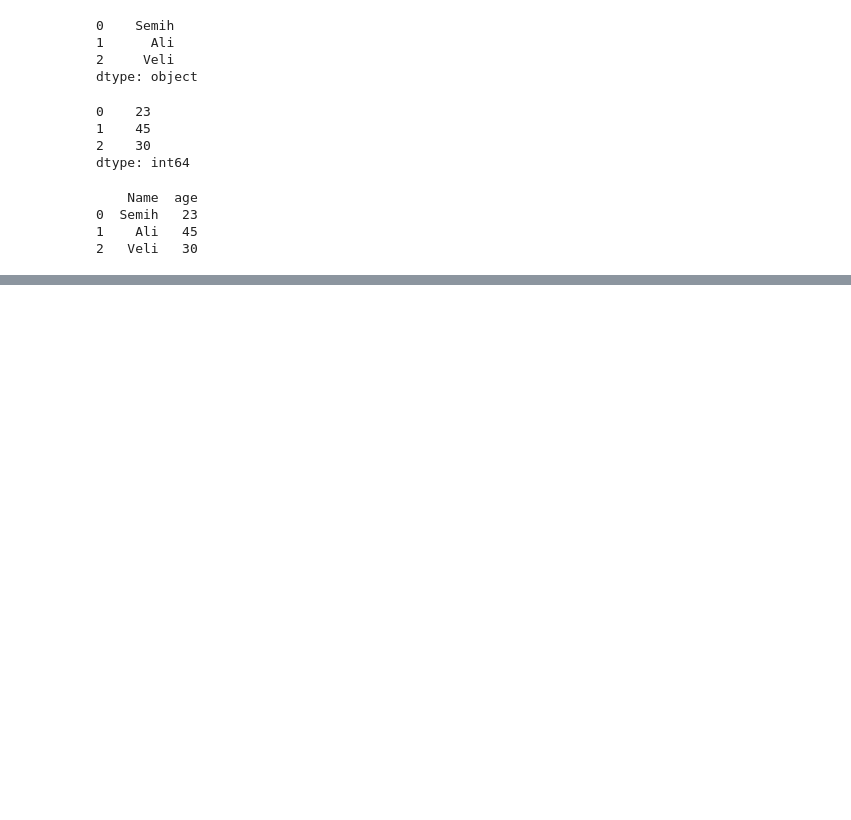
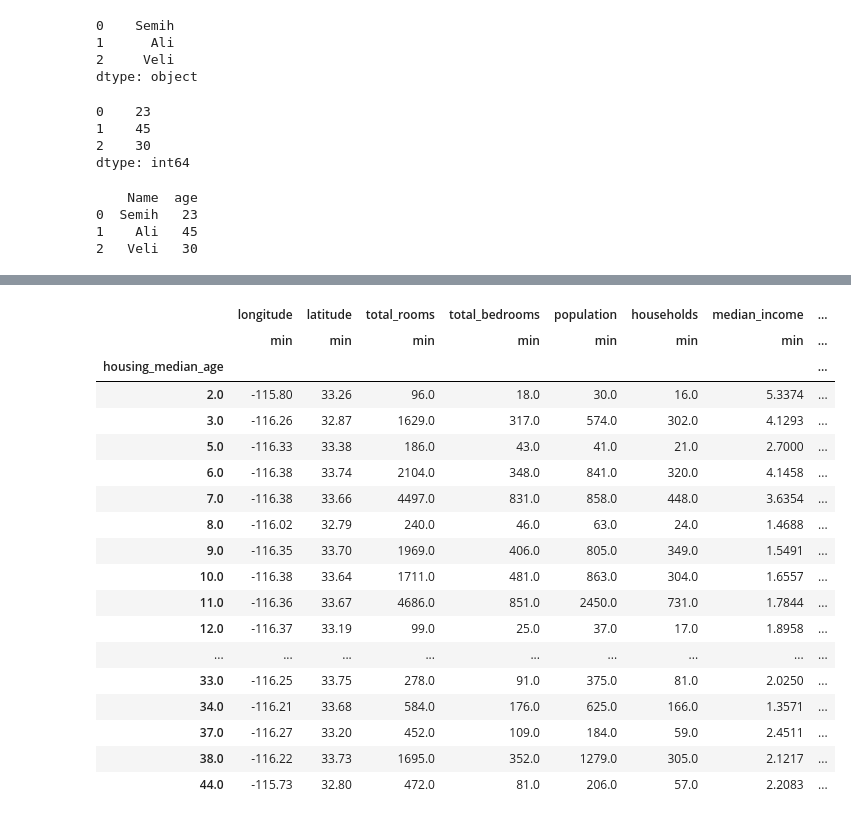
Before and after one commit to DerinOgrenme2021/GizemUnal, a Jupyter notebook: Pandas.ipynb, the cells around one changed output, grey strips where cells are left out. Drawn from its saved outputs; the diff is of its cells as text; code cells hidden in the pictures; blank space fills up the shorter version.

```diff
--- a/Pandas.ipynb
+++ b/Pandas.ipynb
@@ -31,0 +76,3 @@ print(df)
+# %%
+df_100_200 = cf_housing_df[100:200]
+df_100_200
@@ -31,0 +109,23 @@ print(df)
+# %%
+df_agg = df_100_200.groupby("housing_median_age").agg(["min"])
+df_agg
+# %% [output]
+|  | longitude | latitude | total_rooms | total_bedrooms | population | households | median_income | ... |
+|  | min | min | min | min | min | min | min | ... |
+| housing_median_age |  |  |  |  |  |  |  | ... |
+| 2.0 | -115.80 | 33.26 | 96.0 | 18.0 | 30.0 | 16.0 | 5.3374 | ... |
+| 3.0 | -116.26 | 32.87 | 1629.0 | 317.0 | 574.0 | 302.0 | 4.1293 | ... |
+| 5.0 | -116.33 | 33.38 | 186.0 | 43.0 | 41.0 | 21.0 | 2.7000 | ... |
+| 6.0 | -116.38 | 33.74 | 2104.0 | 348.0 | 841.0 | 320.0 | 4.1458 | ... |
+| 7.0 | -116.38 | 33.66 | 4497.0 | 831.0 | 858.0 | 448.0 | 3.6354 | ... |
+| 8.0 | -116.02 | 32.79 | 240.0 | 46.0 | 63.0 | 24.0 | 1.4688 | ... |
+| 9.0 | -116.35 | 33.70 | 1969.0 | 406.0 | 805.0 | 349.0 | 1.5491 | ... |
+| 10.0 | -116.38 | 33.64 | 1711.0 | 481.0 | 863.0 | 304.0 | 1.6557 | ... |
+| 11.0 | -116.36 | 33.67 | 4686.0 | 851.0 | 2450.0 | 731.0 | 1.7844 | ... |
+| 12.0 | -116.37 | 33.19 | 99.0 | 25.0 | 37.0 | 17.0 | 1.8958 | ... |
+| ... | ... | ... | ... | ... | ... | ... | ... | ... |
+| 33.0 | -116.25 | 33.75 | 278.0 | 91.0 | 375.0 | 81.0 | 2.0250 | ... |
+| 34.0 | -116.21 | 33.68 | 584.0 | 176.0 | 625.0 | 166.0 | 1.3571 | ... |
+| 37.0 | -116.27 | 33.20 | 452.0 | 109.0 | 184.0 | 59.0 | 2.4511 | ... |
+| 38.0 | -116.22 | 33.73 | 1695.0 | 352.0 | 1279.0 | 305.0 | 2.1217 | ... |
+| 44.0 | -115.73 | 32.80 | 472.0 | 81.0 | 206.0 | 57.0 | 2.2083 | ... |
```
Also changed, not shown: parts of 7 cells of this notebook.
